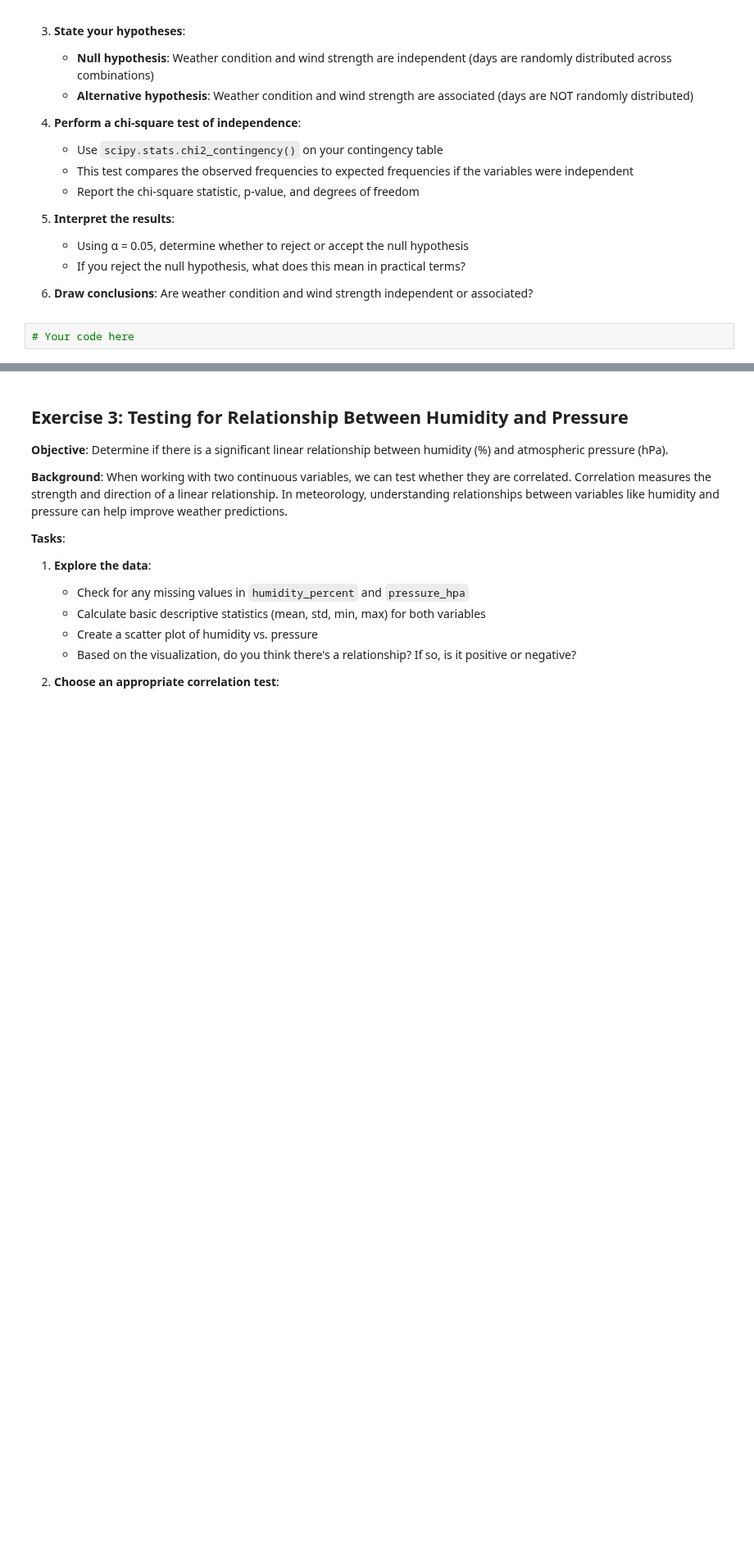
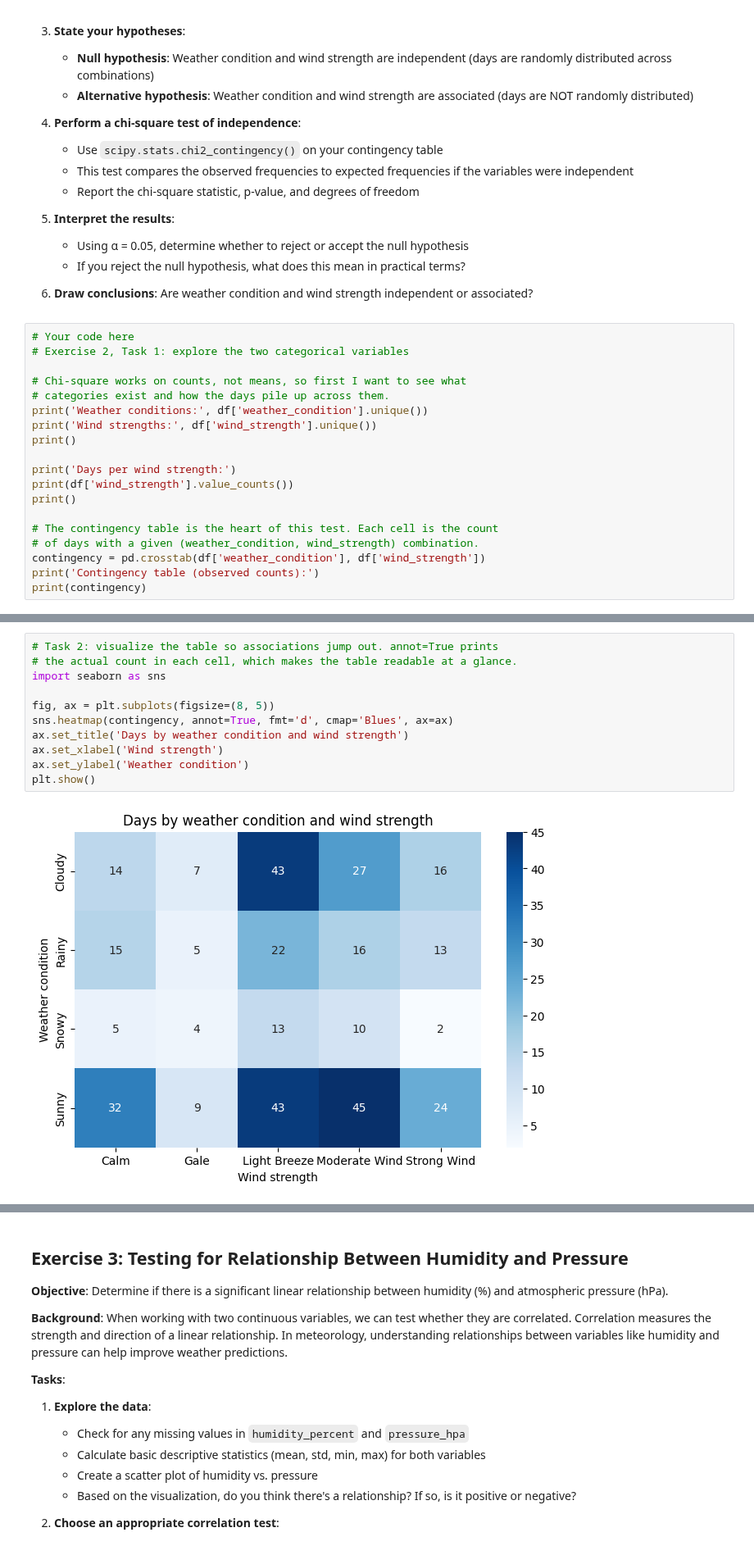
Before and after one commit to Alessandrarye/utd-aiml-coursework, a Jupyter notebook: notebooks/unit-2/lesson-14/lesson-14-activity.ipynb, the cells around one changed output, grey strips where cells are left out. Shown at 82% size. Saved outputs shown, nothing was run; the diff lists cells and outputs as text; blank space fills up the shorter version.

```diff
--- a/notebooks/unit-2/lesson-14/lesson-14-activity.ipynb
+++ b/notebooks/unit-2/lesson-14/lesson-14-activity.ipynb
@@ -101,3 +213,20 @@ If weather conditions and wind strength are independent, we would expect days to
 6. **Draw conclusions**: Are weather condition and wind strength independent or associated?
 # %%
 # Your code here
+# Exercise 2, Task 1: explore the two categorical variables
+
+# Chi-square works on counts, not means, so first I want to see what
+# categories exist and how the days pile up across them.
+print('Weather conditions:', df['weather_condition'].unique())
+print('Wind strengths:', df['wind_strength'].unique())
+print()
+
+print('Days per wind strength:')
+print(df['wind_strength'].value_counts())
+print()
+
+# The contingency table is the heart of this test. Each cell is the count
+# of days with a given (weather_condition, wind_strength) combination.
+contingency = pd.crosstab(df['weather_condition'], df['wind_strength'])
+print('Contingency table (observed counts):')
+print(contingency)
@@ -103,0 +253,13 @@ If weather conditions and wind strength are independent, we would expect days to
+# %%
+# Task 2: visualize the table so associations jump out. annot=True prints
+# the actual count in each cell, which makes the table readable at a glance.
+import seaborn as sns
+
+fig, ax = plt.subplots(figsize=(8, 5))
+sns.heatmap(contingency, annot=True, fmt='d', cmap='Blues', ax=ax)
+ax.set_title('Days by weather condition and wind strength')
+ax.set_xlabel('Wind strength')
+ax.set_ylabel('Weather condition')
+plt.show()
+# %% [output]
+[figure, added]
```
Also changed, not shown: parts of 11 cells of this notebook.
